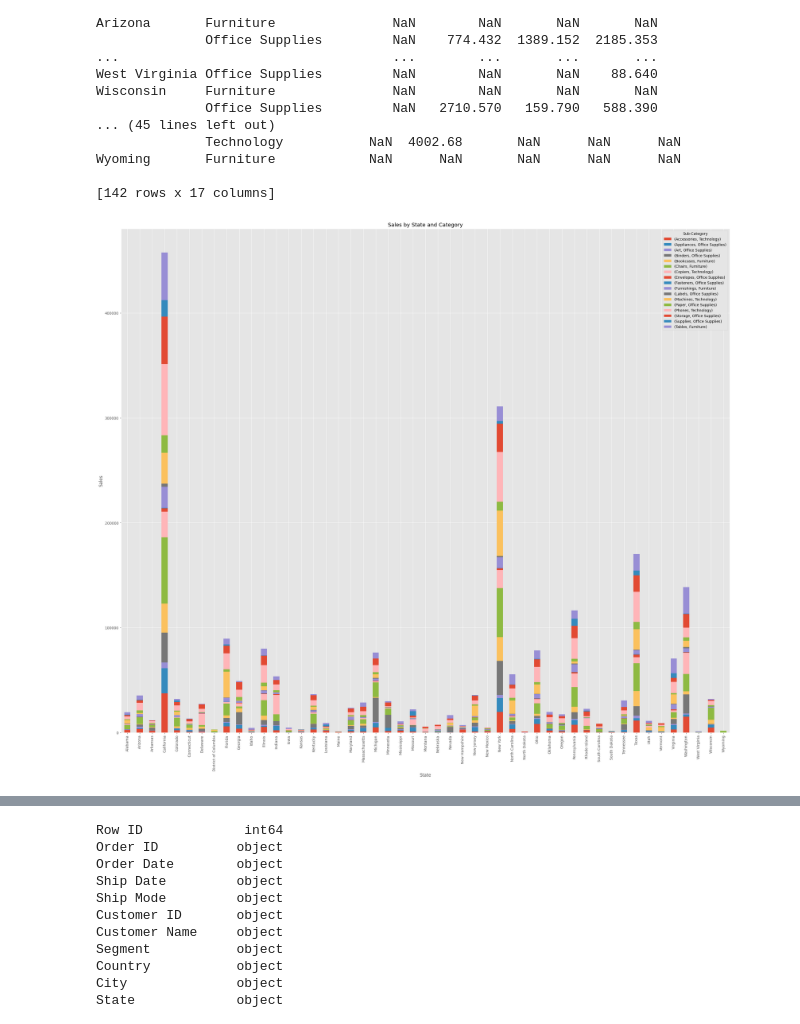
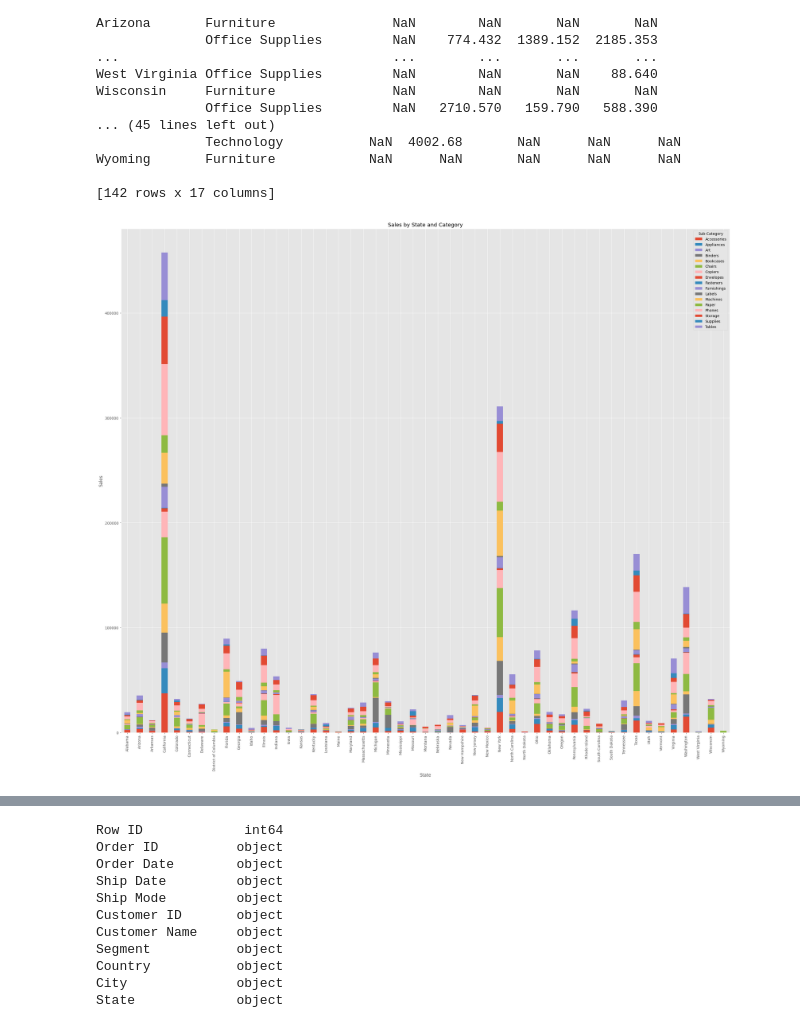
Before and after one commit to DrMemoryFish/university_database, a Jupyter notebook: Week 09 Pandas 01/Pandas.ipynb, the cells around one changed output, grey strips where cells are left out. Saved outputs shown, nothing was run; the diff lists cells and outputs as text; code cells hidden in the pictures.

```diff
--- a/Week 09 Pandas 01/Pandas.ipynb
+++ b/Week 09 Pandas 01/Pandas.ipynb
@@ -277,18 +301,18 @@ Wyoming       Furniture            NaN      NaN       NaN      NaN      NaN
 [142 rows x 17 columns]
 # %%
 # create a pivot table to organize the data
-pivot_table = grouped_two_df.pivot_table(values='Sales', index='State', columns='Category')
+pivot_table = grouped_two_df.pivot_table(values='Sales', index='State')
 
 # plot the pivot table as a stacked bar chart
 pivot_table.plot(kind='bar', stacked=True, figsize=(30, 25))
 
 # add labels and a title
 plt.xlabel('State')
 plt.ylabel('Sales')
 plt.title('Sales by State and Category')
 plt.legend(title='Sub-Category')
 
 # show the chart
 plt.show()
 # %% [output]
-[figure, old version]
+[figure, new version]
```
Also changed, not shown: parts of 9 cells of this notebook.
